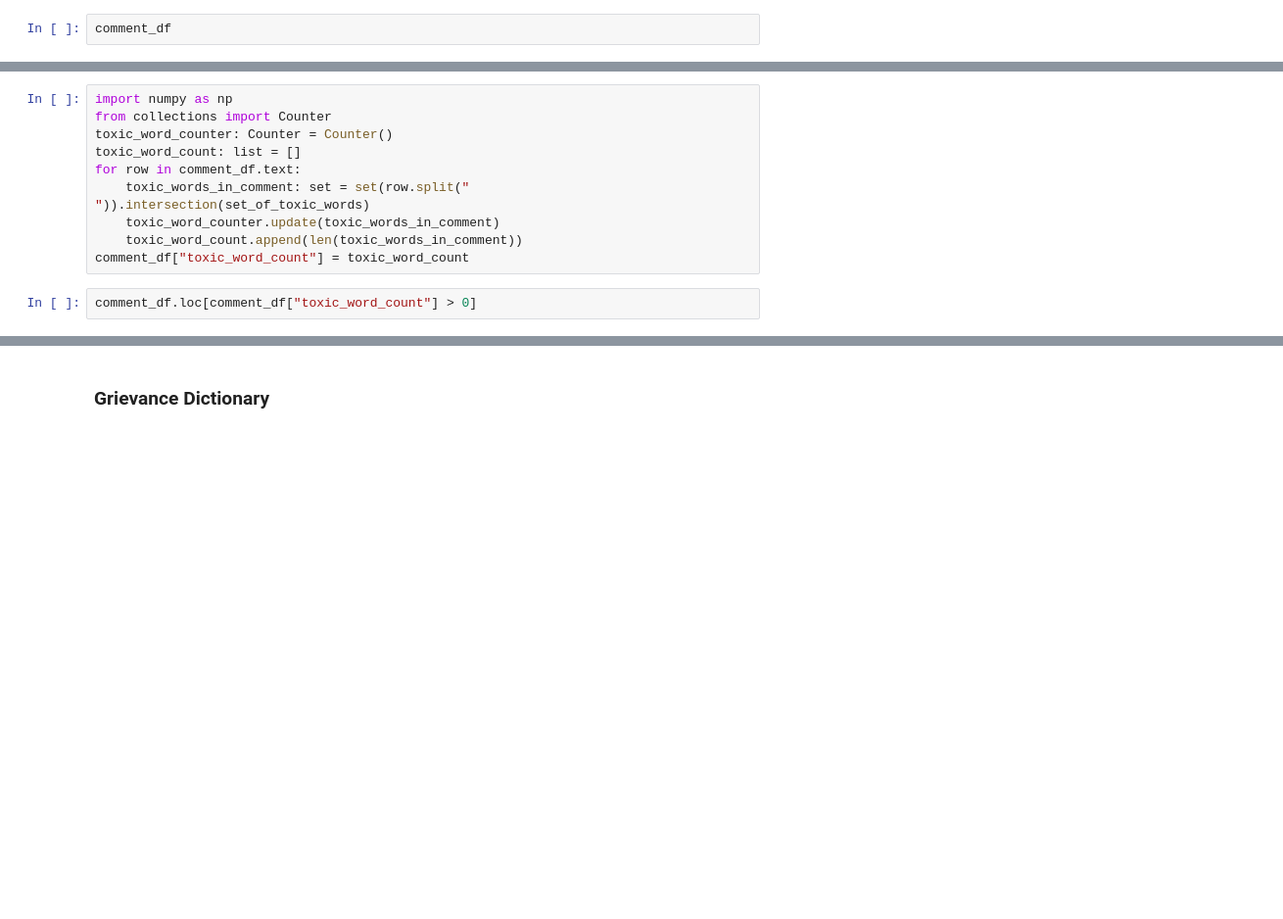
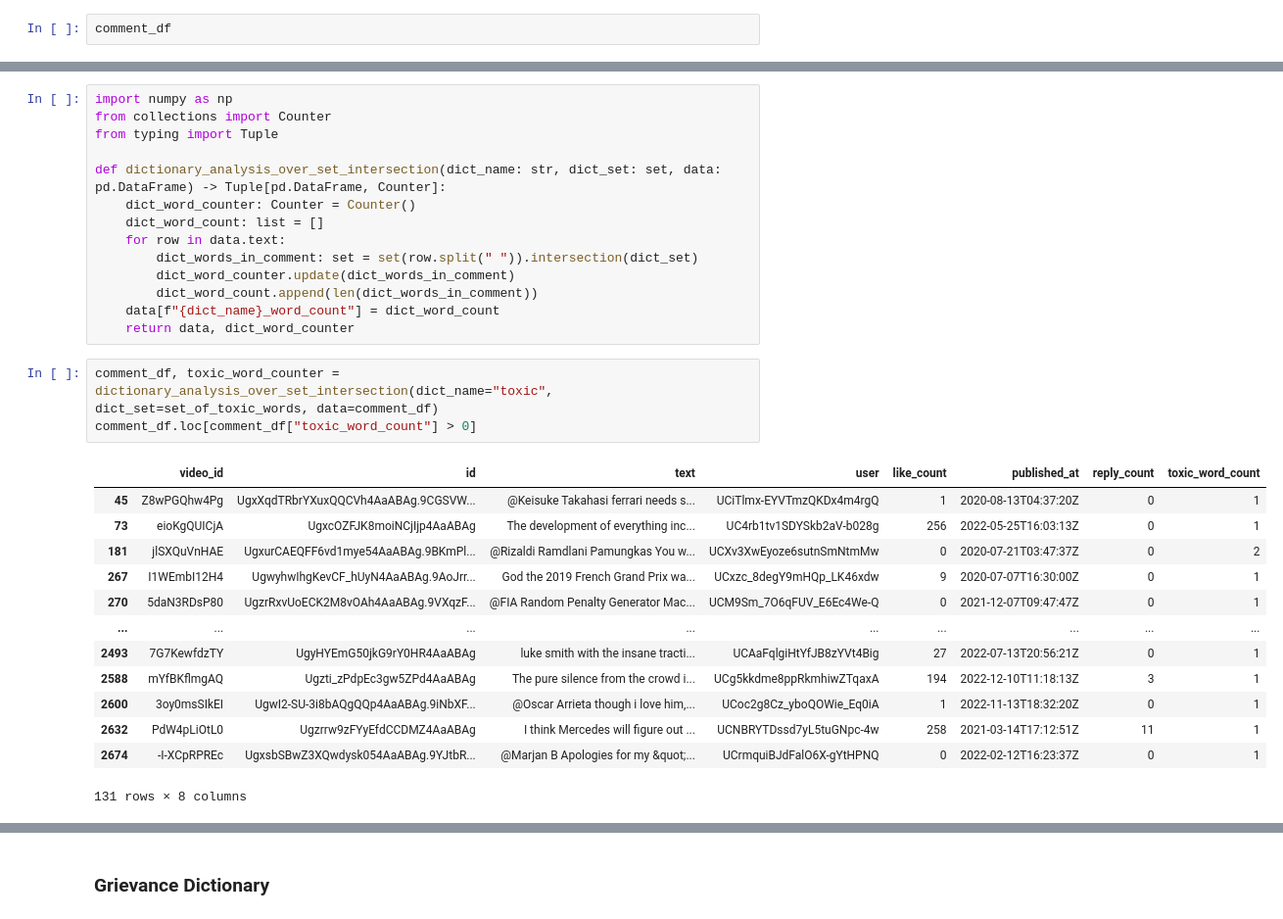
Before and after one commit to lkno0705/ToxicF1Cac, a Jupyter notebook: final.ipynb, the cells around one changed output, grey strips where cells are left out. Shown at 98% size. Saved outputs shown, nothing was run; the diff lists cells and outputs as text; blank space fills up the shorter version.

```diff
--- a/final.ipynb
+++ b/final.ipynb
@@ -191,14 +209,33 @@ set_of_toxic_words
 # %%
 import numpy as np
 from collections import Counter
-toxic_word_counter: Counter = Counter()
-toxic_word_count: list = []
-for row in comment_df.text:
-    toxic_words_in_comment: set = set(row.split(" ")).intersection(set_of_toxic_words)
-    toxic_word_counter.update(toxic_words_in_comment)
-    toxic_word_count.append(len(toxic_words_in_comment))
-comment_df["toxic_word_count"] = toxic_word_count
+from typing import Tuple
+
+def dictionary_analysis_over_set_intersection(dict_name: str, dict_set: set, data: pd.DataFrame) -> Tuple[pd.DataFrame, Counter]:
+    dict_word_counter: Counter = Counter()
+    dict_word_count: list = []
+    for row in data.text:
+        dict_words_in_comment: set = set(row.split(" ")).intersection(dict_set)
+        dict_word_counter.update(dict_words_in_comment)
+        dict_word_count.append(len(dict_words_in_comment))
+    data[f"{dict_name}_word_count"] = dict_word_count
+    return data, dict_word_counter
 # %%
+comment_df, toxic_word_counter = dictionary_analysis_over_set_intersection(dict_name="toxic", dict_set=set_of_toxic_words, data=comment_df)
 comment_df.loc[comment_df["toxic_word_count"] > 0]
+# %% [output]
+|  | video_id | id | text | user | like_count | published_at | reply_count | toxic_word_count |
+| 45 | Z8wPGQhw4Pg | UgxXqdTRbrYXuxQQCVh4AaABAg.9CGSVW... | @Keisuke Takahasi ferrari needs s... | UCiTlmx-EYVTmzQKDx4m4rgQ | 1 | 2020-08-13T04:37:20Z | 0 | 1 |
+| 73 | eioKgQUICjA | UgxcOZFJK8moiNCjIjp4AaABAg | The development of everything inc... | UC4rb1tv1SDYSkb2aV-b028g | 256 | 2022-05-25T16:03:13Z | 0 | 1 |
+| 181 | jlSXQuVnHAE | UgxurCAEQFF6vd1mye54AaABAg.9BKmPl... | @Rizaldi Ramdlani Pamungkas You w... | UCXv3XwEyoze6sutnSmNtmMw | 0 | 2020-07-21T03:47:37Z | 0 | 2 |
+| 267 | I1WEmbI12H4 | UgwyhwIhgKevCF_hUyN4AaABAg.9AoJrr... | God the 2019 French Grand Prix wa... | UCxzc_8degY9mHQp_LK46xdw | 9 | 2020-07-07T16:30:00Z | 0 | 1 |
+| 270 | 5daN3RDsP80 | UgzrRxvUoECK2M8vOAh4AaABAg.9VXqzF... | @FIA Random Penalty Generator Mac... | UCM9Sm_7O6qFUV_E6Ec4We-Q | 0 | 2021-12-07T09:47:47Z | 0 | 1 |
+| ... | ... | ... | ... | ... | ... | ... | ... | ... |
+| 2493 | 7G7KewfdzTY | UgyHYEmG50jkG9rY0HR4AaABAg | luke smith with the insane tracti... | UCAaFqlgiHtYfJB8zYVt4Big | 27 | 2022-07-13T20:56:21Z | 0 | 1 |
+| 2588 | mYfBKflmgAQ | Ugzti_zPdpEc3gw5ZPd4AaABAg | The pure silence from the crowd i... | UCg5kkdme8ppRkmhiwZTqaxA | 194 | 2022-12-10T11:18:13Z | 3 | 1 |
+| 2600 | 3oy0msSIkEI | UgwI2-SU-3i8bAQgQQp4AaABAg.9iNbXF... | @Oscar Arrieta though i love him,... | UCoc2g8Cz_yboQOWie_Eq0iA | 1 | 2022-11-13T18:32:20Z | 0 | 1 |
+| 2632 | PdW4pLiOtL0 | Ugzrrw9zFYyEfdCCDMZ4AaABAg | I think Mercedes will figure out ... | UCNBRYTDssd7yL5tuGNpc-4w | 258 | 2021-03-14T17:12:51Z | 11 | 1 |
+| 2674 | -I-XCpRPREc | UgxsbSBwZ3XQwdysk054AaABAg.9YJtbR... | @Marjan B Apologies for my &quot;... | UCrmquiBJdFalO6X-gYtHPNQ | 0 | 2022-02-12T16:23:37Z | 0 | 1 |
+131 rows × 8 columns
 # %%
 toxic_word_counter
```
Also changed, not shown: parts of 4 cells of this notebook.
